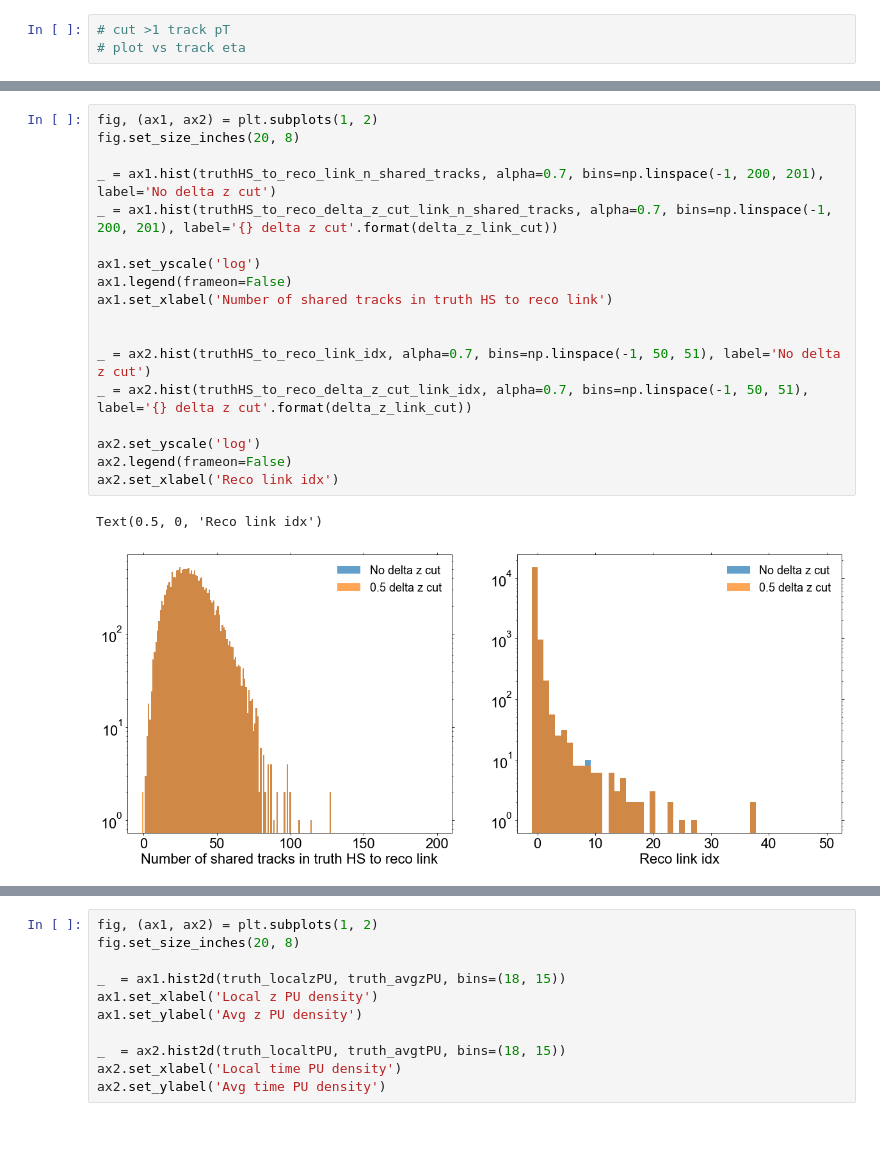
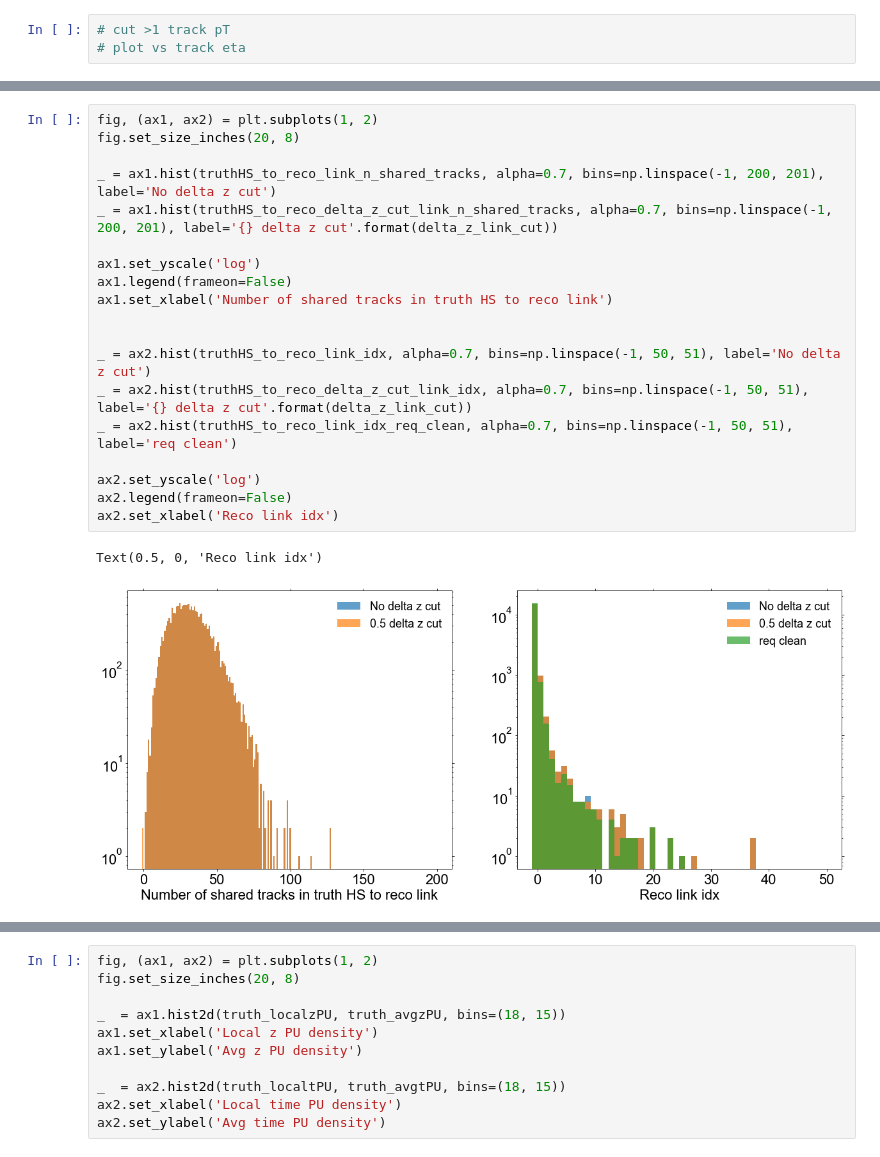
Before and after one commit to ttlindkvist/4DTracking, a Jupyter notebook: pileup_z.ipynb, the cells around one changed output, grey strips where cells are left out. Cells and saved outputs as stored; diff of their text form.

```diff
--- a/pileup_z.ipynb
+++ b/pileup_z.ipynb
@@ -139,24 +207,25 @@ truthHS_to_reco_delta_z_cut_link_idx = np.array(truthHS_to_reco_delta_z_cut_link
 # %%
 fig, (ax1, ax2) = plt.subplots(1, 2)
 fig.set_size_inches(20, 8)
 
 _ = ax1.hist(truthHS_to_reco_link_n_shared_tracks, alpha=0.7, bins=np.linspace(-1, 200, 201), label='No delta z cut')
 _ = ax1.hist(truthHS_to_reco_delta_z_cut_link_n_shared_tracks, alpha=0.7, bins=np.linspace(-1, 200, 201), label='{} delta z cut'.format(delta_z_link_cut))
 
 ax1.set_yscale('log')
 ax1.legend(frameon=False)
 ax1.set_xlabel('Number of shared tracks in truth HS to reco link')
 
 
 _ = ax2.hist(truthHS_to_reco_link_idx, alpha=0.7, bins=np.linspace(-1, 50, 51), label='No delta z cut')
 _ = ax2.hist(truthHS_to_reco_delta_z_cut_link_idx, alpha=0.7, bins=np.linspace(-1, 50, 51), label='{} delta z cut'.format(delta_z_link_cut))
+_ = ax2.hist(truthHS_to_reco_link_idx_req_clean, alpha=0.7, bins=np.linspace(-1, 50, 51), label='req clean')
 
 ax2.set_yscale('log')
 ax2.legend(frameon=False)
 ax2.set_xlabel('Reco link idx')
 # %% [output]
 Text(0.5, 0, 'Reco link idx')
-[figure, old version]
+[figure, new version]
 # %%
 fig, (ax1, ax2) = plt.subplots(1, 2)
 fig.set_size_inches(20, 8)
```
Also changed, not shown: parts of 19 cells of this notebook, 2 other files.
